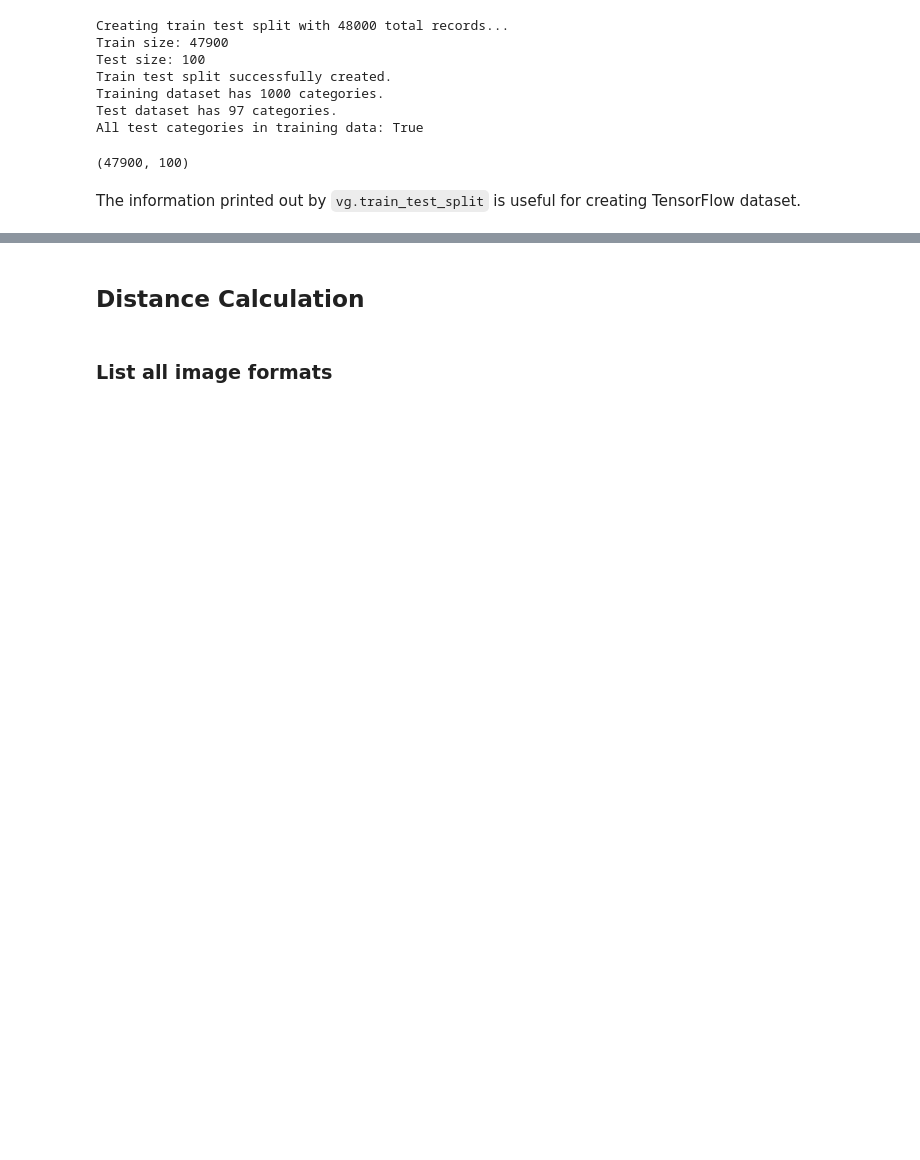
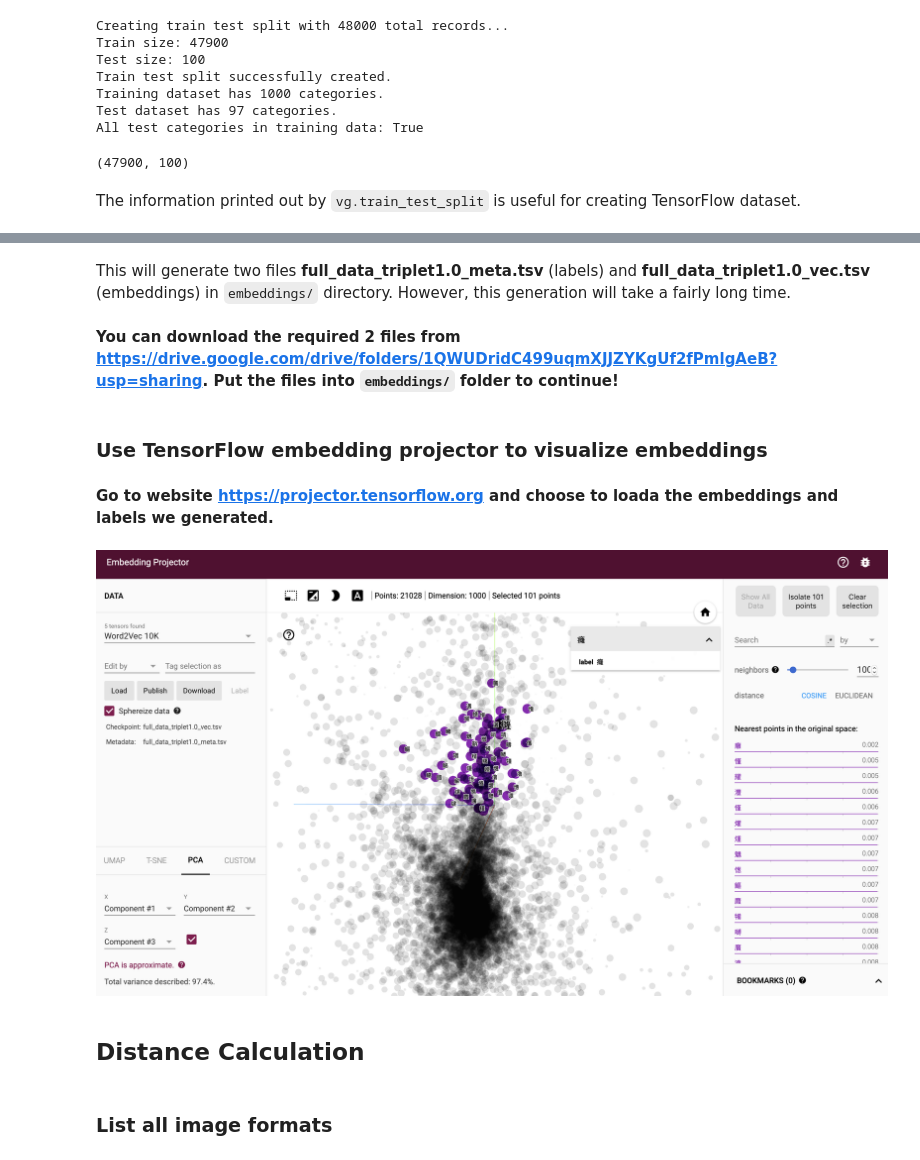
Before and after one commit to unicode-org/ml-confusables-generator, a Jupyter notebook: main.ipynb, the cells around one changed output, grey strips where cells are left out. Cells and saved outputs as stored; diff of their text form; code cells hidden in the pictures; blank space fills up the shorter version.

```diff
--- a/main.ipynb
+++ b/main.ipynb
@@ -224,3 +533,15 @@ The information printed out by `vg.train_test_split` is useful for creating Tens
+# %% [markdown]
+This will generate two files **full_data_triplet1.0_meta.tsv** (labels) and **full_data_triplet1.0_vec.tsv** (embeddings) in `embeddings/` directory. However, this generation will take a fairly long time.
+# %% [markdown]
+**You can download the required 2 files from https://drive.google.com/drive/folders/1QWUDridC499uqmXJJZYKgUf2fPmlgAeB?usp=sharing. Put the files into `embeddings/` folder to continue!**
+# %% [markdown]
+### Use TensorFlow embedding projector to visualize embeddings
+# %% [markdown]
+**Go to website https://projector.tensorflow.org and choose to loada the embeddings and labels we generated.**
+# %%
+display(Image(filename='pictures/embedding_projector.png'))
+# %% [output]
+[figure, added]
 # %% [markdown]
 ## Distance Calculation
 # %%
```
Also changed, not shown: parts of 96 cells of this notebook, 12 other files.
